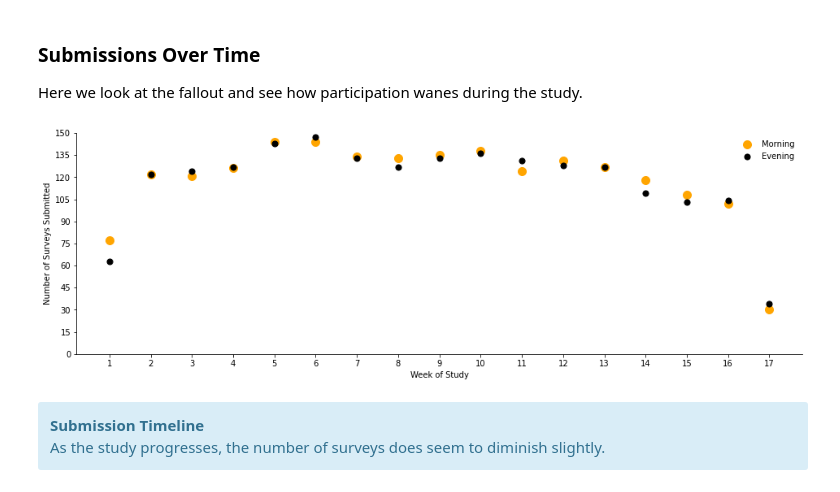
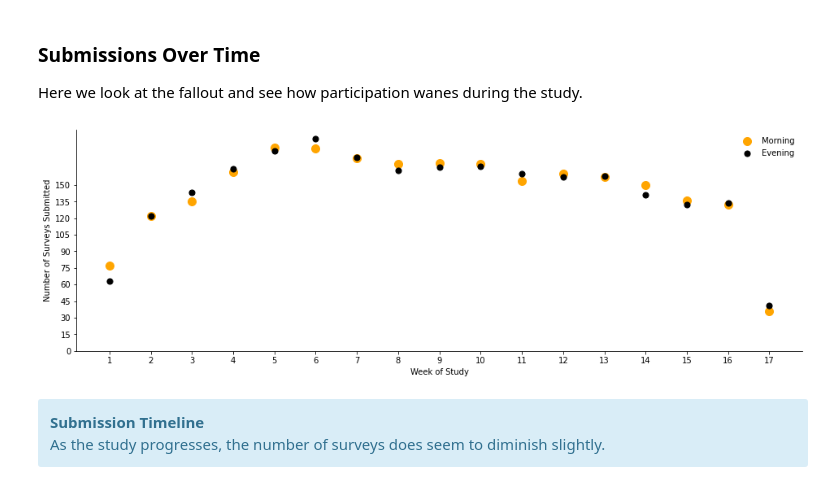
Before and after one commit to intelligent-environments-lab/utx000, a Jupyter notebook: notebooks/4.3.1-hef-ema-summary.ipynb, the cells around one changed output. Cells and saved outputs as stored; diff of their text form; code cells hidden in the pictures.

```diff
--- a/notebooks/4.3.1-hef-ema-summary.ipynb
+++ b/notebooks/4.3.1-hef-ema-summary.ipynb
@@ -232,15 +249,15 @@ def plot_submission_timeline(morning=sleep_survey, evening=evening_survey, save=
     # y-axis
     ax.set_ylabel("Number of Surveys Submitted")
     ax.set_yticks(np.arange(0,165,15))
-    ax.set_ylim([0,150])
+    ax.set_ylim([0,200])
     if save:
         plt.savefig("../reports/figures/ema_summary/beiwe-submission_timeline_by_week-ux_s20.pdf")
     plt.show()
     plt.close()
 # %%
-plot_submission_timeline(save=True)
+plot_submission_timeline(save=False)
 # %% [output]
-[figure, old version]
+[figure, new version]
 # %% [markdown]
 <div class="alert alert-block alert-info">
     <b>Submission Timeline</b><br> As the study progresses, the number of surveys does seem to diminish slightly.
```
Also changed, not shown: parts of 47 cells of this notebook, 1 other file.
